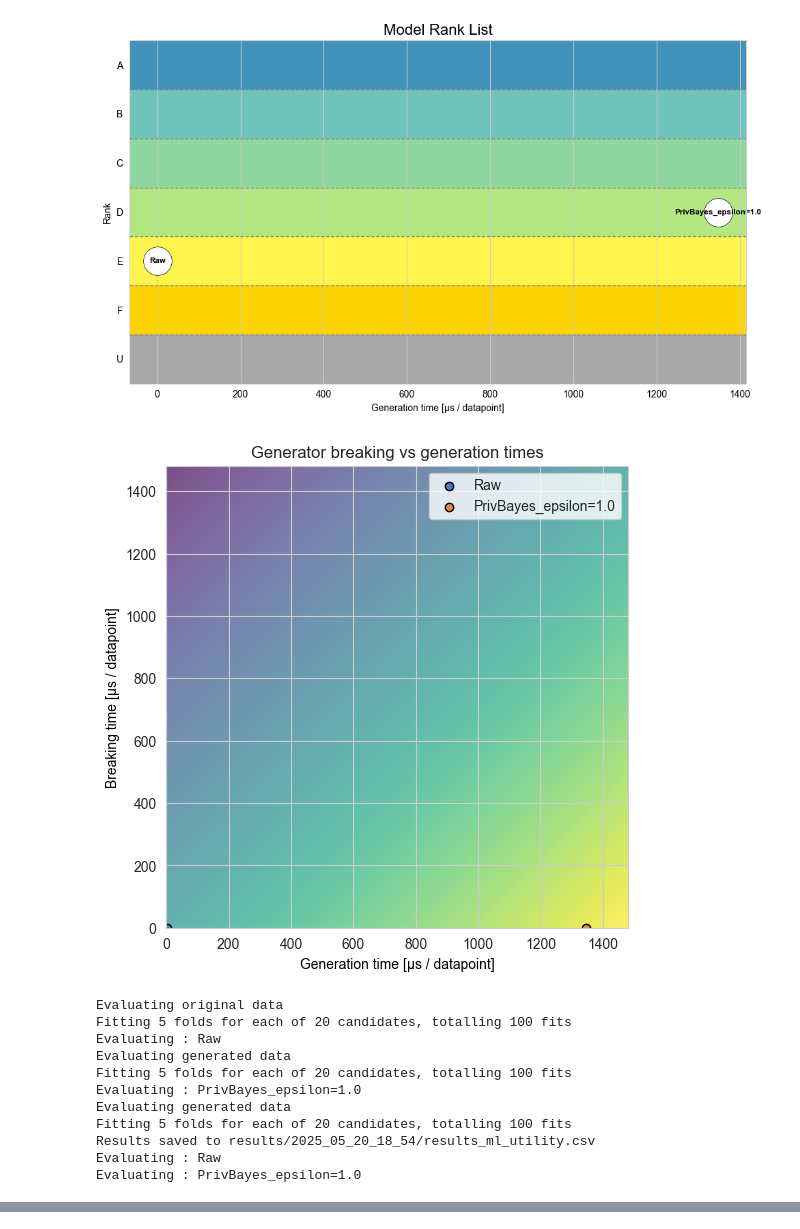
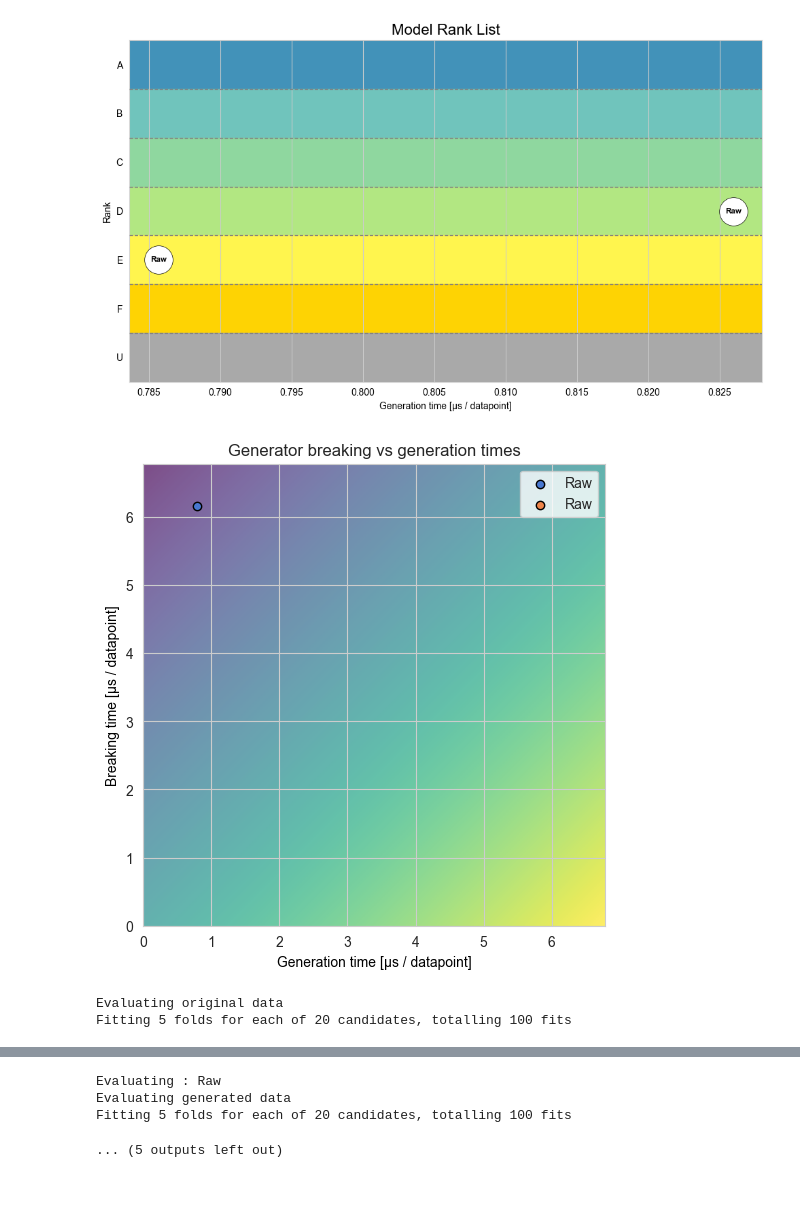
Before and after one commit to ArthGV/Benchmarking-of-Tabular-Synthetic-Data-Generation, a Jupyter notebook: privacy/run_pipeline.ipynb, the cells around one changed output, grey strips where cells are left out. Saved outputs shown, nothing was run; the diff lists cells and outputs as text; code cells hidden in the pictures; blank space fills up the shorter version.

```diff
--- a/privacy/run_pipeline.ipynb
+++ b/privacy/run_pipeline.ipynb
@@ -18,11 +14,11 @@ data = tapas.datasets.TabularDataset.read("data/adult")
 data = AdultDataProcessor.process_tapas_tabulardataset(data)
 target_record = data.get_records([0])
 data.drop_records([0], in_place=True)
-attack = MyAttack(100, features=RandomTargetedQueryFeature(target_record,4,2))
+attack = MyAttack(100, features=RandomTargetedQueryFeature(target_record,3,2))
 
-gen = ReprosynGenerator(DS_PRIVBAYES, label="PrivBayes", epsilon=1.0)
+# gen = ReprosynGenerator(DS_PRIVBAYES, label="PrivBayes", epsilon=1.0)
 
-pipeline = BenchmarkPipeline(data, attack, [Raw(),gen], target_record=target_record)
+pipeline = BenchmarkPipeline(data, attack, [Raw(), Raw()], target_record=target_record)
 benchmarking_metric = AUCMetric()
 
 
@@ -55,13 +50,4 @@ Attack results saved to results/2025_05_20_18_54/attack_results.yaml
-[figure, old version]
+[figure, new version]
-[figure, old version]
+[figure, new version]
 Evaluating original data
 Fitting 5 folds for each of 20 candidates, totalling 100 fits
-Evaluating : Raw
-Evaluating generated data
-Fitting 5 folds for each of 20 candidates, totalling 100 fits
-Evaluating : PrivBayes_epsilon=1.0
-Evaluating generated data
-Fitting 5 folds for each of 20 candidates, totalling 100 fits
-Results saved to results/2025_05_20_18_54/results_ml_utility.csv
-Evaluating : Raw
-Evaluating : PrivBayes_epsilon=1.0
@@ -68,0 +71,4 @@ Evaluating : PrivBayes_epsilon=1.0
+Evaluating : Raw
+Evaluating generated data
+Fitting 5 folds for each of 20 candidates, totalling 100 fits
+... (5 outputs left out)
```
Also changed, not shown: parts of 6 cells of this notebook, 34 other files.
